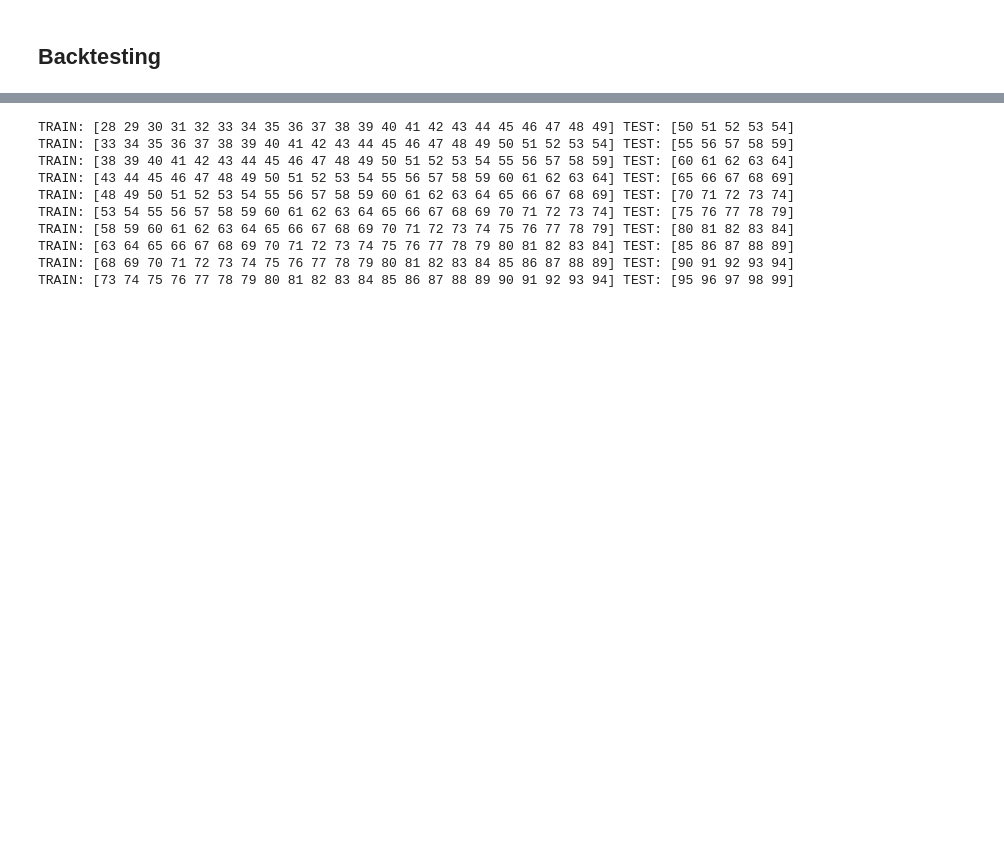
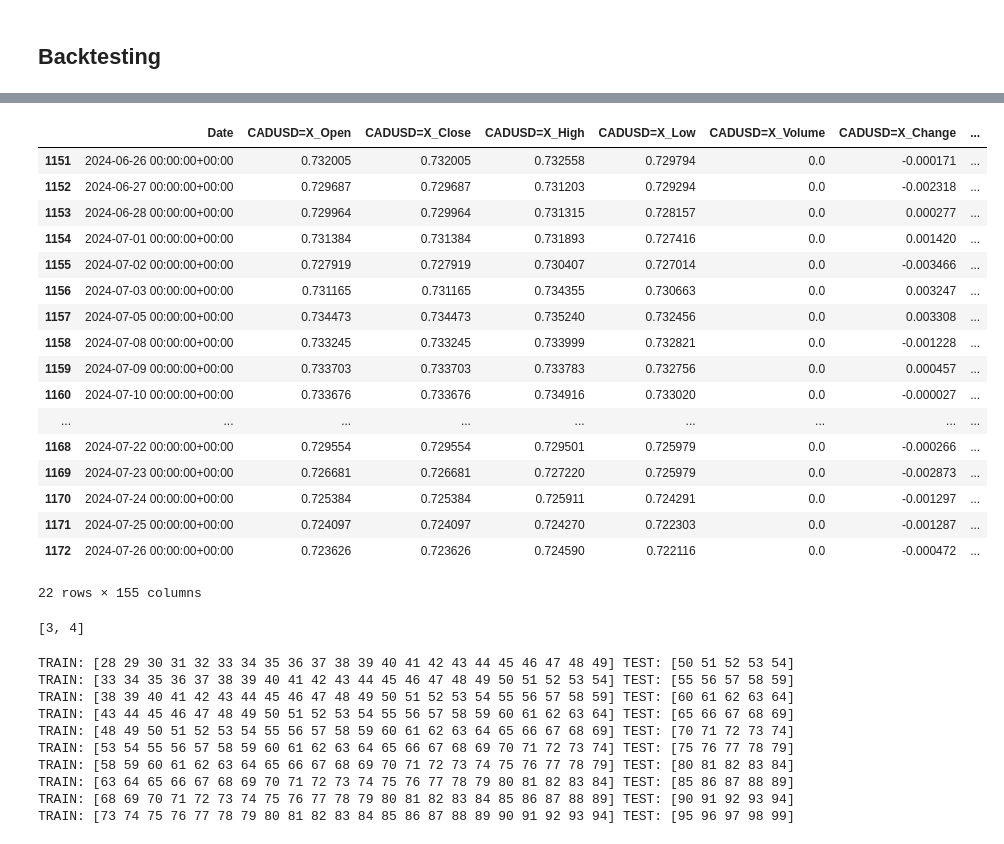
Before and after one commit to Arnabds/equity-vs-commodity, a Jupyter notebook: Kate_notebook/VAR_scaled.ipynb, the cells around one changed output, grey strips where cells are left out. Drawn from its saved outputs; the diff is of its cells as text; code cells hidden in the pictures; blank space fills up the shorter version.

```diff
--- a/Kate_notebook/VAR_scaled.ipynb
+++ b/Kate_notebook/VAR_scaled.ipynb
@@ -268,3 +280,8 @@ predictions
 for i in range(len(change_in_price_cols) - 1):
     t = accuracy.loc[i, 'Ticker'] + '_VAR'
     accuracy.loc[i, 'Accuracy'] = sum(predictions[t]*predictions['F_change_in_price'] > 0)/5
+# %%
+for i in range(len(change_in_price_cols) - 1):
+    t = accuracy.loc[i, 'Ticker'] + '_VAR'
+    print(t)
+    print(predictions[t], predictions['F_change_in_price'])
@@ -352,0 +390,2 @@ plt.show()
+# %%
+df['Date'] = pd.to_datetime(df['Date'])
@@ -352,0 +414,8 @@ plt.show()
+# %%
+size = len(df) // 10
+forecast_length = 1
+rng = np.random.RandomState(42)
+
+for i in range(10):
+    ch = rng.randint(i*size + (22 + forecast_length), (i + 1)*size - (22 + forecast_length))
+    print(ch)
@@ -353,3 +463,28 @@ plt.show()
+# %%
+df[ch:ch + 22]
+# %% [output]
+|  | Date | CADUSD=X_Open | CADUSD=X_Close | CADUSD=X_High | CADUSD=X_Low | CADUSD=X_Volume | CADUSD=X_Change | ... |
+| 1151 | 2024-06-26 00:00:00+00:00 | 0.732005 | 0.732005 | 0.732558 | 0.729794 | 0.0 | -0.000171 | ... |
+| 1152 | 2024-06-27 00:00:00+00:00 | 0.729687 | 0.729687 | 0.731203 | 0.729294 | 0.0 | -0.002318 | ... |
+| 1153 | 2024-06-28 00:00:00+00:00 | 0.729964 | 0.729964 | 0.731315 | 0.728157 | 0.0 | 0.000277 | ... |
+| 1154 | 2024-07-01 00:00:00+00:00 | 0.731384 | 0.731384 | 0.731893 | 0.727416 | 0.0 | 0.001420 | ... |
+| 1155 | 2024-07-02 00:00:00+00:00 | 0.727919 | 0.727919 | 0.730407 | 0.727014 | 0.0 | -0.003466 | ... |
+| 1156 | 2024-07-03 00:00:00+00:00 | 0.731165 | 0.731165 | 0.734355 | 0.730663 | 0.0 | 0.003247 | ... |
+| 1157 | 2024-07-05 00:00:00+00:00 | 0.734473 | 0.734473 | 0.735240 | 0.732456 | 0.0 | 0.003308 | ... |
+| 1158 | 2024-07-08 00:00:00+00:00 | 0.733245 | 0.733245 | 0.733999 | 0.732821 | 0.0 | -0.001228 | ... |
+| 1159 | 2024-07-09 00:00:00+00:00 | 0.733703 | 0.733703 | 0.733783 | 0.732756 | 0.0 | 0.000457 | ... |
+| 1160 | 2024-07-10 00:00:00+00:00 | 0.733676 | 0.733676 | 0.734916 | 0.733020 | 0.0 | -0.000027 | ... |
+| ... | ... | ... | ... | ... | ... | ... | ... | ... |
+| 1168 | 2024-07-22 00:00:00+00:00 | 0.729554 | 0.729554 | 0.729501 | 0.725979 | 0.0 | -0.000266 | ... |
+| 1169 | 2024-07-23 00:00:00+00:00 | 0.726681 | 0.726681 | 0.727220 | 0.725979 | 0.0 | -0.002873 | ... |
+| 1170 | 2024-07-24 00:00:00+00:00 | 0.725384 | 0.725384 | 0.725911 | 0.724291 | 0.0 | -0.001297 | ... |
+| 1171 | 2024-07-25 00:00:00+00:00 | 0.724097 | 0.724097 | 0.724270 | 0.722303 | 0.0 | -0.001287 | ... |
+| 1172 | 2024-07-26 00:00:00+00:00 | 0.723626 | 0.723626 | 0.724590 | 0.722116 | 0.0 | -0.000472 | ... |
+22 rows × 155 columns
+# %%
+test[1][1]
+# %% [output]
+[3, 4]
 # %%
 x = np.arange(100)
 cv_test = TimeSeriesSplit(n_splits=10, max_train_size=22 ,test_size=5)
```
Also changed, not shown: parts of 15 cells of this notebook, 3 other files.
